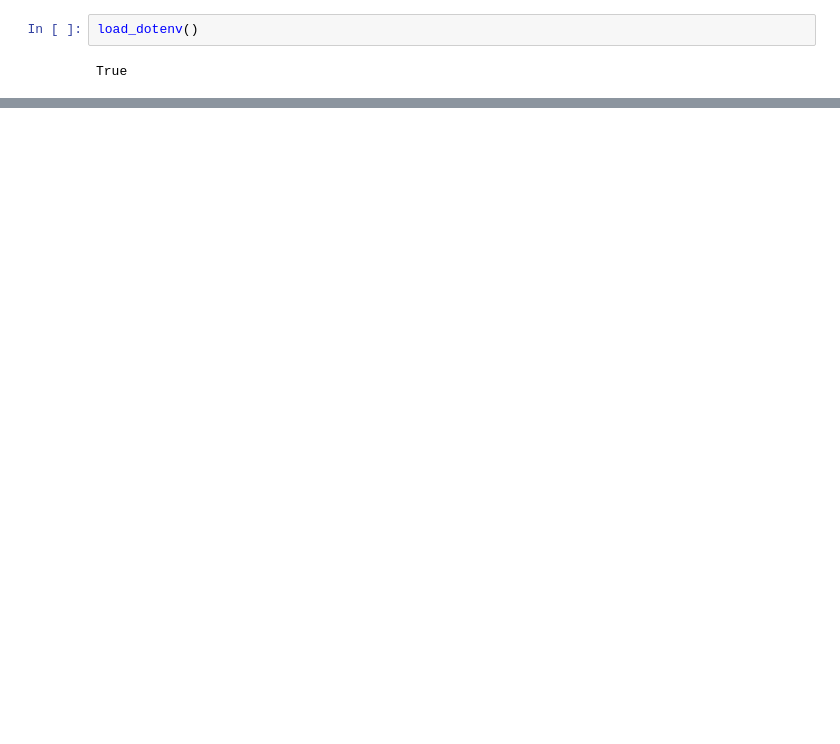
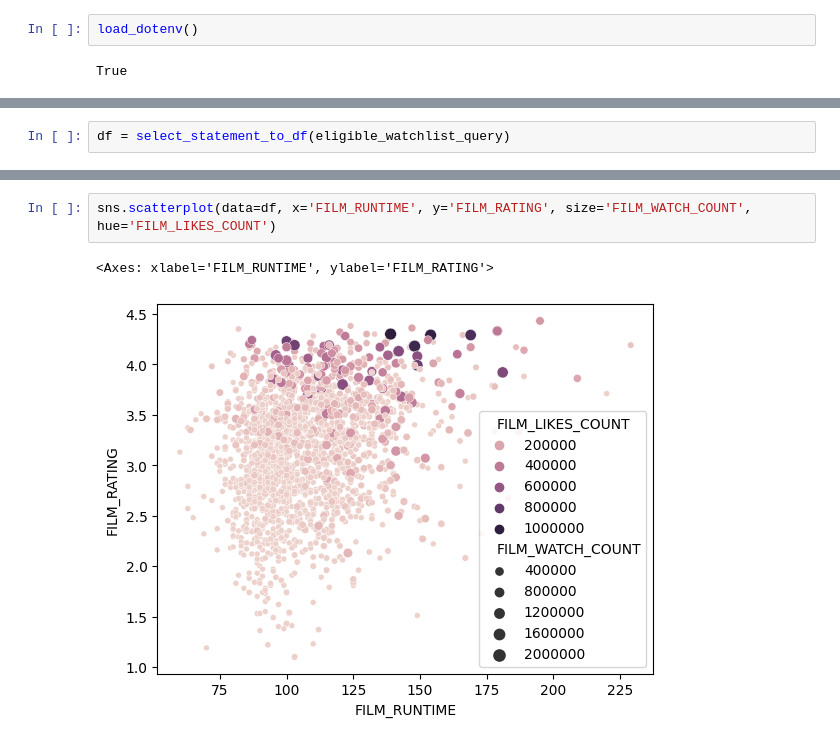
Before and after one commit to TD1138/letterboxd-app, a Jupyter notebook: lib/notebooks/WatchlistAlgo.ipynb, the cells around one changed output, grey strips where cells are left out. Drawn from its saved outputs; the diff is of its cells as text; blank space fills up the shorter version.

```diff
--- a/lib/notebooks/WatchlistAlgo.ipynb
+++ b/lib/notebooks/WatchlistAlgo.ipynb
@@ -34,0 +108,2 @@ FILM_YEAR :
+# %%
+df = select_statement_to_df(eligible_watchlist_query)
@@ -34,0 +199,5 @@ FILM_YEAR :
+# %%
+sns.scatterplot(data=df, x='FILM_RUNTIME', y='FILM_RATING', size='FILM_WATCH_COUNT', hue='FILM_LIKES_COUNT')
+# %% [output]
+<Axes: xlabel='FILM_RUNTIME', ylabel='FILM_RATING'>
+[figure, added]
```
Also changed, not shown: parts of 28 cells of this notebook, 4 other files.
